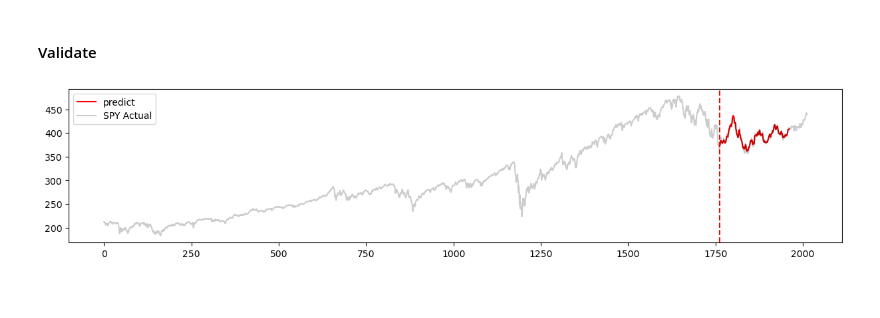
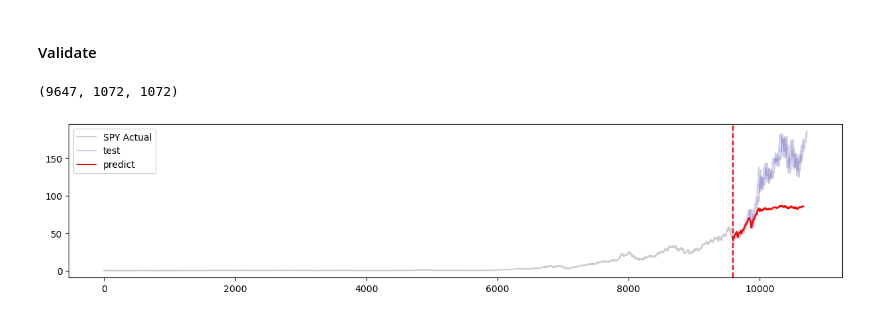
Before and after one commit to meetri/stockai, a Jupyter notebook: StockForecasterTest.ipynb, the cells around one changed output. Saved outputs shown, nothing was run; the diff lists cells and outputs as text; code cells hidden in the pictures.

```diff
--- a/StockForecasterTest.ipynb
+++ b/StockForecasterTest.ipynb
@@ -5,6 +6,6 @@ from lib.forecast import StockForecaster
 import pandas as pd
 # %%
-sf = StockForecaster()
-sf.load()
-sf.normalize_data()
+sf = StockForecaster(epochs=100)
+sf.load("AAPL.csv")
+sf.prepare()
 sf.create_model()
@@ -11,6 +26,5 @@ sf.create_model()
 # %% [markdown]
 #### Train Model
 # %%
-loss_data = sf.train()
-plt.plot(loss_data)
+loss_data, test_loss_data = sf.train()
 # %% [output]
@@ -27,20 +39,27 @@ Epoch: 900, train loss: 0.0024926539044827223, test loss: 0.004887305665761232
 # %% [markdown]
 #### Validate
 # %%
+test_data = sf.ss.inverse_transform(sf.X_test_tensors.data.numpy()[:,-1])
 train_predict = sf.lstm(sf.X_test_tensors)
 data_predict = sf.mm.inverse_transform(train_predict.data.numpy())
+sf.train_samples, sf.test_samples, len(train_predict.data.numpy())
+# %% [output]
+(9647, 1072, 1072)
 # %%
-import matplotlib.pyplot as plt
+plt.figure(figsize=(15,3)) #plotting
+plt.plot(sf.mm.inverse_transform(sf.y_train), "k", label="SPY Actual", alpha=0.2)
+
+td = [None] * (sf.train_samples - 50)
+td.extend(test_data[:,0])
+plt.plot(td, "b", label="test", alpha=0.2)
 
 dp = [None] * (sf.train_samples - 50)
 dp.extend(data_predict[:,0])
-plt.figure(figsize=(15,3)) #plotting
 plt.plot(dp, "r", label="predict")
-plt.plot(sf.mm.inverse_transform(sf.y_train), "k", label="SPY Actual", alpha=0.2)
 
 plt.axvline(x=sf.train_samples-50, c='r', linestyle='--') # size of the training set
 
 plt.legend()
 plt.show()
 # %% [output]
-[figure, old version]
+[figure, new version]
```
Also changed, not shown: parts of 10 cells of this notebook, 5 other files.
